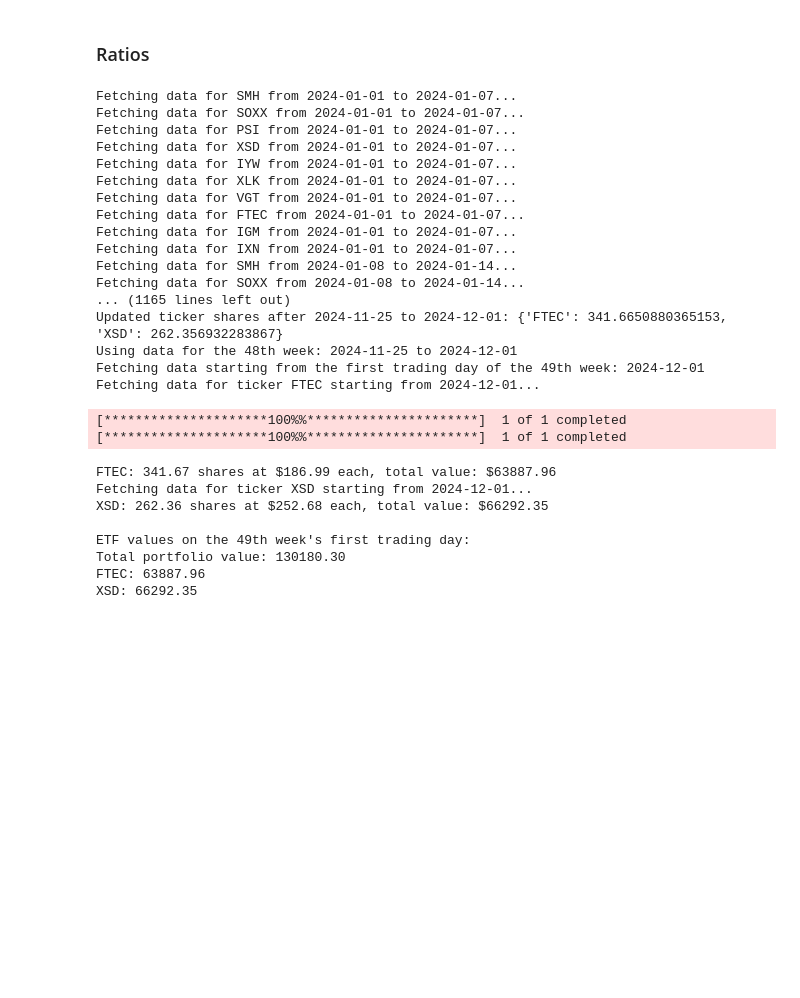
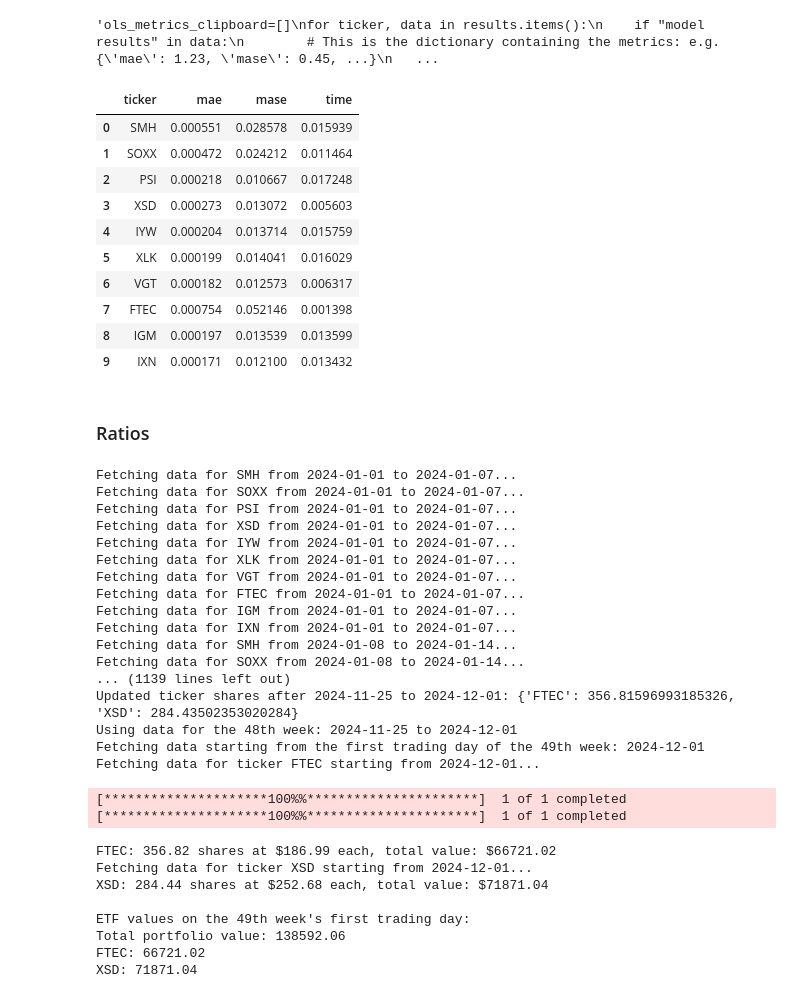
Before and after one commit to pranavsrinivas29/Portfolio-Optimization-of-Continous-ETF, a Jupyter notebook: OLS combined for weekly and monthly.ipynb, the cells around one changed output. Drawn from its saved outputs; the diff is of its cells as text; code cells hidden in the pictures; blank space fills up the shorter version.

Commit message:
Implementing Timeconsumed and storing metrics for Plots

```diff
--- a/OLS combined for weekly and monthly.ipynb
+++ b/OLS combined for weekly and monthly.ipynb
@@ -379,8 +381,18 @@ def combined_workflow(
             prediction_dates_weekly=prediction_dates_weekly
         )
 
+        # Track the start time
+        start_time = time.time()
+
         # 3. Train the model
         model = model_training(preprocessed['train_data_scaled'], preprocessed['y_train'])
+
+        # Calculate time consumed
+        time_consumed = time.time() - start_time
+
+        # Print the time consumed
+        print(f"Time consumed for training: {time_consumed:.2f} seconds")
+
 
         # 4. Evaluate the model
         mae, mase = eval_model(
@@ -415,7 +427,8 @@ def combined_workflow(
             # Store model performance
             "model results": {
                 "mae": mae,
-                "mase": mase
+                "mase": mase,
+                "time": time_consumed
             },
         }
 
@@ -589,3 +608,15 @@ forecast_predictions_df_48w: [ 0.00247699  0.00297783 -0.01121125  0.01026047]
 
 
 ==================================================
+# %%
+ols_metrics_clipboard={}
+for ticker,data in results.items():
+    if "model results" in data:
+            metrics_dict = data["model results"]
+            ols_metrics_clipboard[ticker]=metrics_dict
+            #mae = metrics_dict.get("mae", None)
+            #mase = metrics_dict.get("mase", None)
+
+for key,value in ols_metrics_clipboard.items():
+    print(key)
+    print(value)
@@ -591,0 +644,34 @@ forecast_predictions_df_48w: [ 0.00247699  0.00297783 -0.01121125  0.01026047]
+# %%
+"""ols_metrics_clipboard=[]
+for ticker, data in results.items():
+    if "model results" in data:
+        # This is the dictionary containing the metrics: e.g. {'mae': 1.23, 'mase': 0.45, ...}
+        ols_metrics_clipboard = data["model results"]
+
+        # Create a new dict that includes the ticker so we know which row it belongs to
+        row_dict = {'ticker': ticker}
+
+        # Add all metrics keys/values to row_dict
+        row_dict.update(metrics_dict)
+
+        # Append to the list
+        ols_metrics_clipboard.append(row_dict)"""
+# %% [output]
+'ols_metrics_clipboard=[]\nfor ticker, data in results.items():\n    if "model results" in data:\n        # This is the dictionary containing the metrics: e.g. {\'mae\': 1.23, \'mase\': 0.45, ...}\n   ...
+# %%
+ols_metrics_dataframe = pd.DataFrame(ols_metrics_clipboard).T
+ols_metrics_dataframe.reset_index(inplace=True)
+ols_metrics_dataframe.rename(columns={'index':'ticker'}, inplace=True)
+ols_metrics_dataframe
+# %% [output]
+|  | ticker | mae | mase | time |
+| 0 | SMH | 0.000551 | 0.028578 | 0.015939 |
+| 1 | SOXX | 0.000472 | 0.024212 | 0.011464 |
+| 2 | PSI | 0.000218 | 0.010667 | 0.017248 |
+| 3 | XSD | 0.000273 | 0.013072 | 0.005603 |
+| 4 | IYW | 0.000204 | 0.013714 | 0.015759 |
+| 5 | XLK | 0.000199 | 0.014041 | 0.016029 |
+| 6 | VGT | 0.000182 | 0.012573 | 0.006317 |
+| 7 | FTEC | 0.000754 | 0.052146 | 0.001398 |
+| 8 | IGM | 0.000197 | 0.013539 | 0.013599 |
+| 9 | IXN | 0.000171 | 0.012100 | 0.013432 |
@@ -1079,21 +1167,21 @@ Fetching data for IGM from 2024-01-01 to 2024-01-07...
 Fetching data for IXN from 2024-01-01 to 2024-01-07...
 Fetching data for SMH from 2024-01-08 to 2024-01-14...
 Fetching data for SOXX from 2024-01-08 to 2024-01-14...
-... (1165 lines left out)
-Updated ticker shares after 2024-11-25 to 2024-12-01: {'FTEC': 341.6650880365153, 'XSD': 262.356932283867}
+... (1139 lines left out)
+Updated ticker shares after 2024-11-25 to 2024-12-01: {'FTEC': 356.81596993185326, 'XSD': 284.43502353020284}
 Using data for the 48th week: 2024-11-25 to 2024-12-01
 Fetching data starting from the first trading day of the 49th week: 2024-12-01
 Fetching data for ticker FTEC starting from 2024-12-01...
 [*********************100%%**********************]  1 of 1 completed
 [*********************100%%**********************]  1 of 1 completed
-FTEC: 341.67 shares at $186.99 each, total value: $63887.96
+FTEC: 356.82 shares at $186.99 each, total value: $66721.02
 Fetching data for ticker XSD starting from 2024-12-01...
-XSD: 262.36 shares at $252.68 each, total value: $66292.35
+XSD: 284.44 shares at $252.68 each, total value: $71871.04
 
 ETF values on the 49th week's first trading day:
-Total portfolio value: 130180.30
-FTEC: 63887.96
-XSD: 66292.35
+Total portfolio value: 138592.06
+FTEC: 66721.02
+XSD: 71871.04
 # %%
 def process_etf_data_monthly(tickers, etf_dict, smoothing=True):
     etf_pred_dict = {}
```
Also changed, not shown: parts of 8 cells of this notebook, 3 other files.
